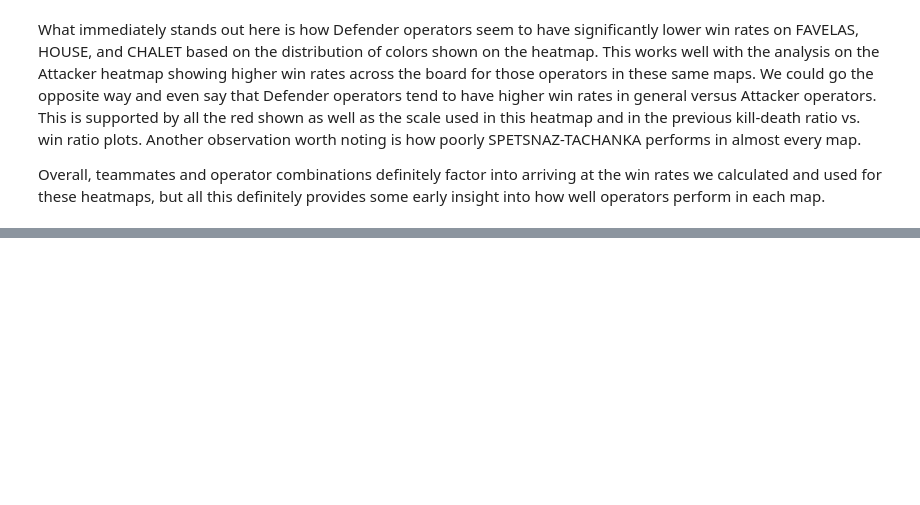
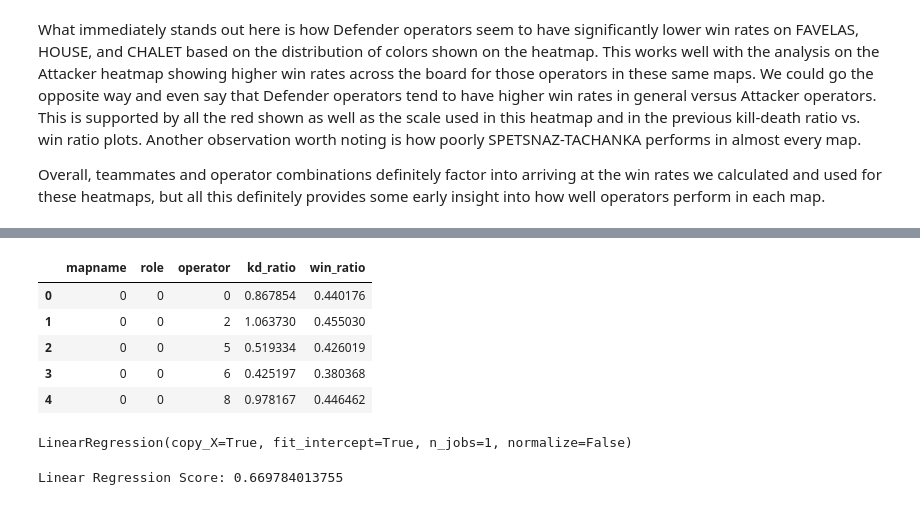
Before and after one commit to jiglesia3/jiglesia3.github.io, a Jupyter notebook: Final Tutorial.ipynb, the cells around one changed output, grey strips where cells are left out. Saved outputs shown, nothing was run; the diff lists cells and outputs as text; code cells hidden in the pictures; blank space fills up the shorter version.

Commit message:
early predictions

```diff
--- a/Final Tutorial.ipynb
+++ b/Final Tutorial.ipynb
@@ -499,0 +536,23 @@ Overall, teammates and operator combinations definitely factor into arriving at
+# %%
+# https://stackoverflow.com/questions/37292872/how-can-i-one-hot-encode-in-python
+
+def dummyEncode(df):
+        columnsToEncode = list(df.select_dtypes(include=['category','object']))
+        le = LabelEncoder()
+        for feature in columnsToEncode:
+            try:
+                df[feature] = le.fit_transform(df[feature])
+            except:
+                print('Error encoding '+feature)
+        return df
+# %%
+obj_df = objectives_map.drop(["nbwins", "nbkills", "nbdeaths", "nbpicks"], axis=1)
+obj_df = dummyEncode(obj_df)
+obj_df.head()
+# %% [output]
+|  | mapname | role | operator | kd_ratio | win_ratio |
+| 0 | 0 | 0 | 0 | 0.867854 | 0.440176 |
+| 1 | 0 | 0 | 2 | 1.063730 | 0.455030 |
+| 2 | 0 | 0 | 5 | 0.519334 | 0.426019 |
+| 3 | 0 | 0 | 6 | 0.425197 | 0.380368 |
+| 4 | 0 | 0 | 8 | 0.978167 | 0.446462 |
@@ -499,0 +564,14 @@ Overall, teammates and operator combinations definitely factor into arriving at
+# %%
+lr = linear_model.LinearRegression()
+lr.fit(X_train, y_train)
+# %% [output]
+LinearRegression(copy_X=True, fit_intercept=True, n_jobs=1, normalize=False)
+# %%
+preds_lr = lr.predict(X_test)
+
+# Normalize?
+# preds_lr = (preds_sgd - preds_sgd.min())/(preds_sgd.max() - preds_sgd.min())
+
+print("Linear Regression Score:", lr.score(X_test, y_test))
+# %% [output]
+Linear Regression Score: 0.669784013755
```
Also changed, not shown: parts of 5 cells of this notebook.
